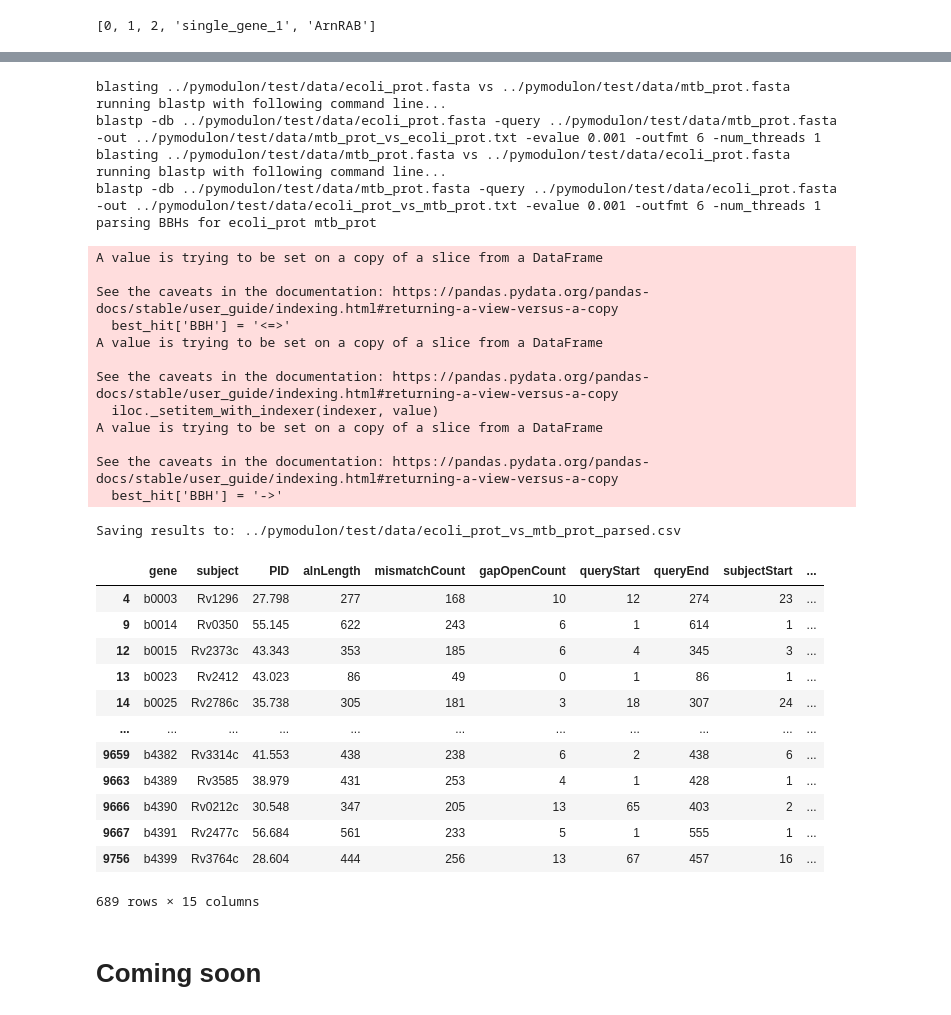
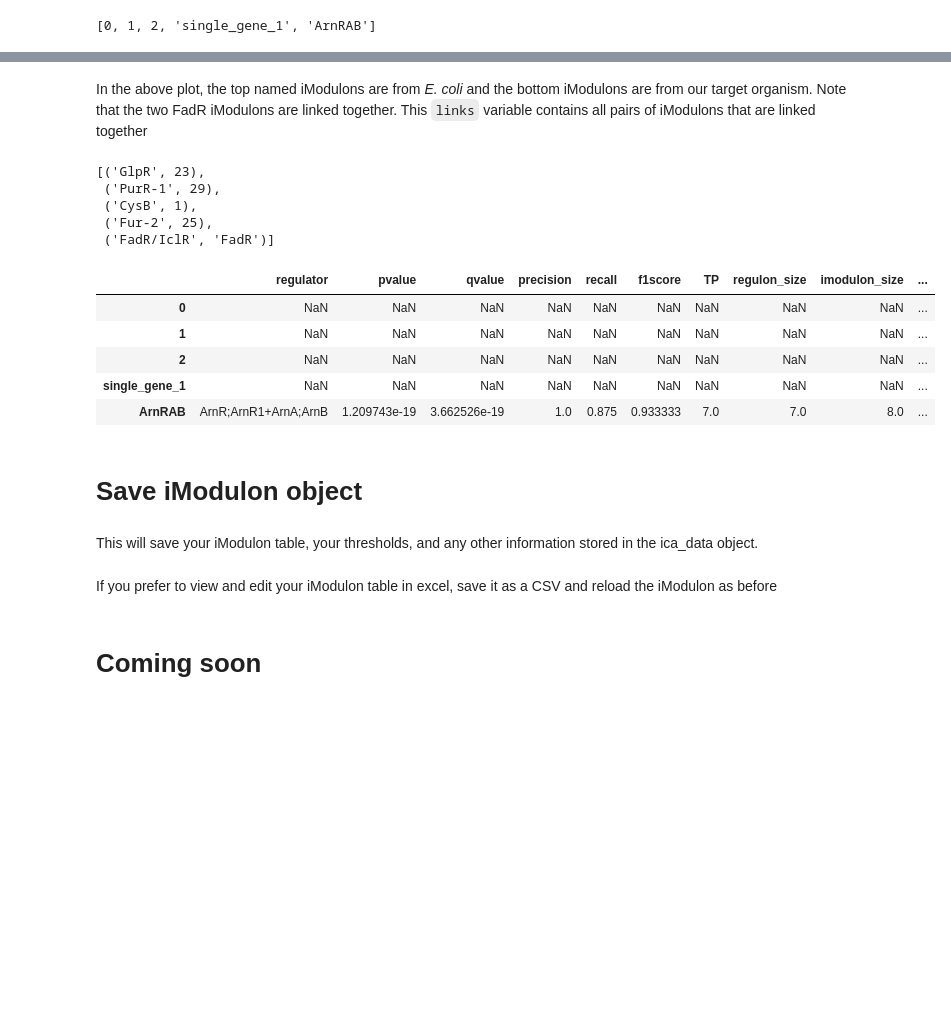
Before and after one commit to SBRG/pymodulon, a Jupyter notebook: notebooks/iModulon_characterization.ipynb, the cells around one changed output, grey strips where cells are left out. Saved outputs shown, nothing was run; the diff lists cells and outputs as text; code cells hidden in the pictures; blank space fills up the shorter version.

Commit message:
refactor: Cleaned up organism comparison code and examples

```diff
--- a/notebooks/iModulon_characterization.ipynb
+++ b/notebooks/iModulon_characterization.ipynb
@@ -374,7 +316,8 @@ columns "**gene**" and "**target**"
+# %%
+ecoli_data = load_json_model('../example_data/example.json')
 # %%
-dots,links = compare_ica(ica_run,ica_data.M,
-                         ortho_file = "/home/sbrg/Desktop/modulome_compare_data/bbh_csv/" \
-                         "eColi_full_protein_vs_sAcidocaldarius_full_protein_parsed.csv")
+dots,links = compare_ica(ecoli_data.M, ica_data.M, cutoff=0.3,
+                         ortho_file = '../example_data/example_bbh.csv')
 dots
 # %% [output]
 [drawing not drawn]
@@ -385,5 +323,0 @@ fills the "gene" column in the bbh csv. Otherwise, errors will occur.
-# %%
-dots,links = compare_ica(ica_data.M,ica_run,
-                         ortho_file = "/home/sbrg/Desktop/modulome_compare_data/bbh_csv/" \
-                         "eColi_full_protein_vs_sAcidocaldarius_full_protein_parsed.csv")
-dots
@@ -444,36 +324,25 @@ The function will return a Pandas DataFrame containing all the BLAST hits betwee
-# %%
-get_bbh(ecoli_out,mtb_out, outdir = "../pymodulon/test/data/")
-# %% [output]
-blasting ../pymodulon/test/data/ecoli_prot.fasta vs ../pymodulon/test/data/mtb_prot.fasta
-running blastp with following command line...
-blastp -db ../pymodulon/test/data/ecoli_prot.fasta -query ../pymodulon/test/data/mtb_prot.fasta -out ../pymodulon/test/data/mtb_prot_vs_ecoli_prot.txt -evalue 0.001 -outfmt 6 -num_threads 1
-blasting ../pymodulon/test/data/mtb_prot.fasta vs ../pymodulon/test/data/ecoli_prot.fasta
-running blastp with following command line...
-blastp -db ../pymodulon/test/data/mtb_prot.fasta -query ../pymodulon/test/data/ecoli_prot.fasta -out ../pymodulon/test/data/ecoli_prot_vs_mtb_prot.txt -evalue 0.001 -outfmt 6 -num_threads 1
-parsing BBHs for ecoli_prot mtb_prot
-A value is trying to be set on a copy of a slice from a DataFrame
-
-See the caveats in the documentation: https://pandas.pydata.org/pandas-docs/stable/user_guide/indexing.html#returning-a-view-versus-a-copy
-  best_hit['BBH'] = '<=>'
-A value is trying to be set on a copy of a slice from a DataFrame
-
-See the caveats in the documentation: https://pandas.pydata.org/pandas-docs/stable/user_guide/indexing.html#returning-a-view-versus-a-copy
-  iloc._setitem_with_indexer(indexer, value)
-A value is trying to be set on a copy of a slice from a DataFrame
-
-See the caveats in the documentation: https://pandas.pydata.org/pandas-docs/stable/user_guide/indexing.html#returning-a-view-versus-a-copy
-  best_hit['BBH'] = '->'
-Saving results to: ../pymodulon/test/data/ecoli_prot_vs_mtb_prot_parsed.csv
-|  | gene | subject | PID | alnLength | mismatchCount | gapOpenCount | queryStart | queryEnd | subjectStart | ... |
-| 4 | b0003 | Rv1296 | 27.798 | 277 | 168 | 10 | 12 | 274 | 23 | ... |
-| 9 | b0014 | Rv0350 | 55.145 | 622 | 243 | 6 | 1 | 614 | 1 | ... |
-| 12 | b0015 | Rv2373c | 43.343 | 353 | 185 | 6 | 4 | 345 | 3 | ... |
-| 13 | b0023 | Rv2412 | 43.023 | 86 | 49 | 0 | 1 | 86 | 1 | ... |
-| 14 | b0025 | Rv2786c | 35.738 | 305 | 181 | 3 | 18 | 307 | 24 | ... |
-| ... | ... | ... | ... | ... | ... | ... | ... | ... | ... | ... |
-| 9659 | b4382 | Rv3314c | 41.553 | 438 | 238 | 6 | 2 | 438 | 6 | ... |
-| 9663 | b4389 | Rv3585 | 38.979 | 431 | 253 | 4 | 1 | 428 | 1 | ... |
-| 9666 | b4390 | Rv0212c | 30.548 | 347 | 205 | 13 | 65 | 403 | 2 | ... |
-| 9667 | b4391 | Rv2477c | 56.684 | 561 | 233 | 5 | 1 | 555 | 1 | ... |
-| 9756 | b4399 | Rv3764c | 28.604 | 444 | 256 | 13 | 67 | 457 | 16 | ... |
-689 rows × 15 columns
+# %% [markdown]
+In the above plot, the top named iModulons are from *E. coli* and the bottom iModulons are from our target organism. Note that the two FadR iModulons are linked together. This `links` variable contains all pairs of iModulons that are linked together
+# %%
+links
+# %% [output]
+[('GlpR', 23),
+ ('PurR-1', 29),
+ ('CysB', 1),
+ ('Fur-2', 25),
+ ('FadR/IclR', 'FadR')]
+# %%
+for ecoli_mod,target_mod in links:
+    ica_data.imodulon_table.loc[target_mod,'ecoli_ortholog'] = ecoli_mod
+ica_data.imodulon_table.head()
+# %% [output]
+|  | regulator | pvalue | qvalue | precision | recall | f1score | TP | regulon_size | imodulon_size | ... |
+| 0 | NaN | NaN | NaN | NaN | NaN | NaN | NaN | NaN | NaN | ... |
+| 1 | NaN | NaN | NaN | NaN | NaN | NaN | NaN | NaN | NaN | ... |
+| 2 | NaN | NaN | NaN | NaN | NaN | NaN | NaN | NaN | NaN | ... |
+| single_gene_1 | NaN | NaN | NaN | NaN | NaN | NaN | NaN | NaN | NaN | ... |
+| ArnRAB | ArnR;ArnR1+ArnA;ArnB | 1.209743e-19 | 3.662526e-19 | 1.0 | 0.875 | 0.933333 | 7.0 | 7.0 | 8.0 | ... |
+# %% [markdown]
+# Save iModulon object
+# %% [markdown]
+This will save your iModulon table, your thresholds, and any other information stored in the ica_data object.
@@ -479,0 +351,2 @@ Saving results to: ../pymodulon/test/data/ecoli_prot_vs_mtb_prot_parsed.csv
+# %% [markdown]
+If you prefer to view and edit your iModulon table in excel, save it as a CSV and reload the iModulon as before
```
Also changed, not shown: parts of 22 cells of this notebook, 5 other files.
